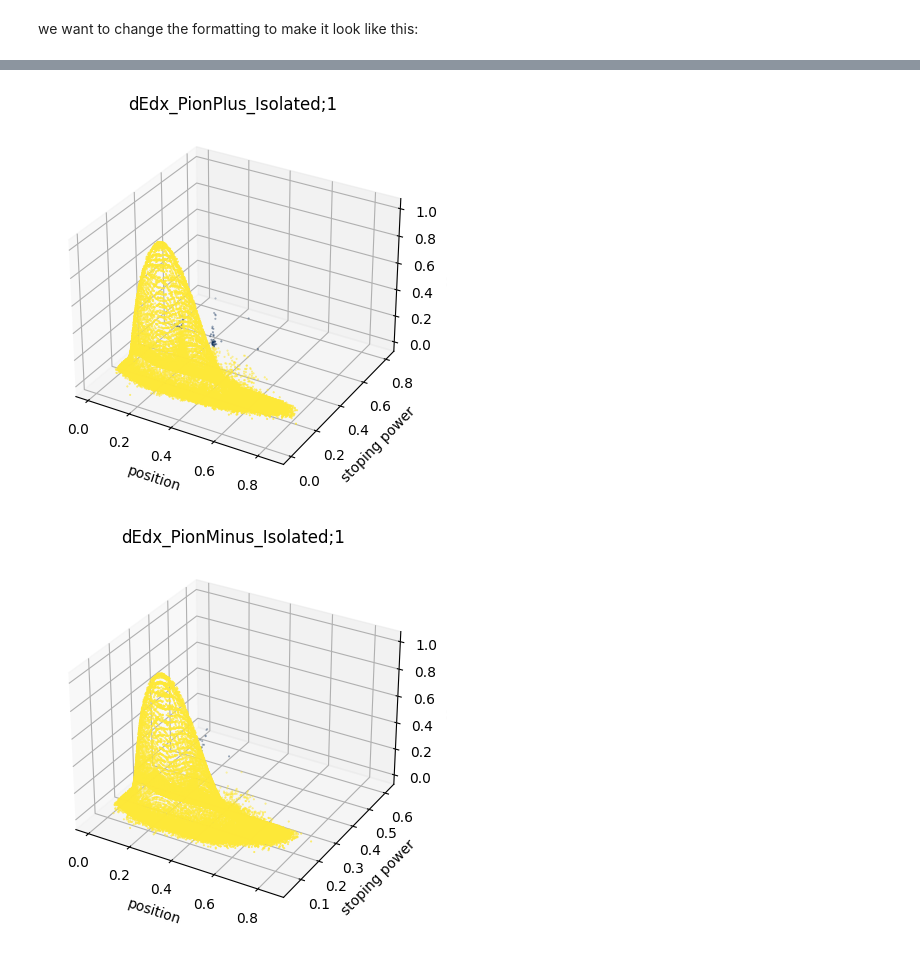
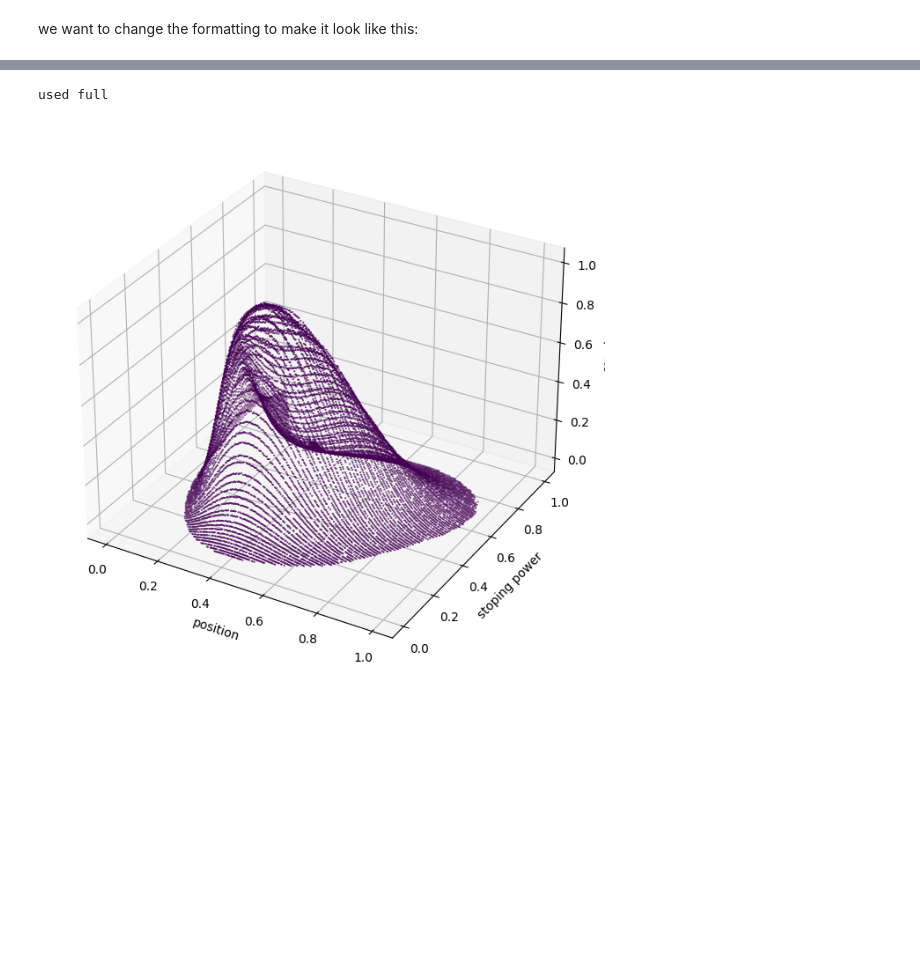
Before and after one commit to DaveStutler/G9, a Jupyter notebook: TEAM_FRIENDSHIP_PARTICLES_WOOOOO.ipynb, the cells around one changed output, grey strips where cells are left out. Cells and saved outputs as stored; diff of their text form; code cells hidden in the pictures; blank space fills up the shorter version.

```diff
--- a/TEAM_FRIENDSHIP_PARTICLES_WOOOOO.ipynb
+++ b/TEAM_FRIENDSHIP_PARTICLES_WOOOOO.ipynb
@@ -56 +26,4 @@ import matplotlib.pyplot as plt
+# %%
+# get our (partially) preprocessed data
+holygrail = pd.read_csv('/content/holygrail.csv')
 # %%
@@ -963,0 +683,12 @@ linear_features = dimensional_reducer(linear)
+# %%
+predictions_leaky = pd.DataFrame(data=predictions_leaky, columns=['position', 'stopping power', 'count'])
+fig = plt.figure()
+ax = fig.add_subplot(111, projection='3d')
+ax.scatter(new_data['position'], new_data['stopping power'], new_data['count'], c='red', s = .1, alpha = .2)
+ax.scatter(predictions_leaky['position'], predictions_leaky['stopping power'], predictions_leaky['count'], s = .1, c='blue')
+ax.set_xlabel('position')
+ax.set_ylabel('stopping power')
+ax.set_zlabel('count')
+
+plt.show()
+# looks pretty good! Our little sample is hugging the population data pretty tightly
@@ -963,0 +742,4 @@ linear_features = dimensional_reducer(linear)
+# %%
+# now we will use dbscan clustering to see if our data will be clustered with the original or labeled as an anomiliy
+new_data1 = new_data.sample(n=2000, random_state=12) # make it smaller so we can run clustering without it running out of gpus
+stacked_df = pd.concat([new_data, predictions_leaky], axis=0, ignore_index=True)
@@ -964,38 +763,36 @@ linear_features = dimensional_reducer(linear)
 # %%
+# DBSCAN clustering to see if the points we added will be detected as anomolies
+
 from sklearn.cluster import DBSCAN
-from sklearn.datasets import make_moons
-import matplotlib.pyplot as plt
 
-# for circular data
-sample_size = 30000
-counter = 0
+feature = stacked_df
+sample_size = 50000
 graphs = []
-my_labs = []
-for feature in circle_features:
-  if feature.shape[0] <= 30000:
-    samp_circle = feature
-  else:
-    samp_circle = feature.sample(n=sample_size, random_state=42)
-    feature_array = samp_circle.values
 
-  dbscan = DBSCAN(eps=0.1, min_samples=400)
-  dbscan.fit(feature_array)
-  labels = dbscan.labels_
 
-  fig = plt.figure()
-  ax = fig.add_subplot(111, projection='3d')
-  ax.scatter(feature_array[:, 0], feature_array[:, 1], feature_array[:, 2], c=labels, cmap='cividis', s=0.2)
+if feature.shape[0] <= sample_size :
+  print('used full')
+  samp_circle = feature
+else:
+  samp_circle = feature.sample(n=sample_size, random_state=42)
+feature_array = samp_circle.values
 
-  my_labs.append(labels)
-  ax.set_xlabel("position")
-  ax.set_ylabel("stoping power")
-  ax.set_zlabel("count")
-  ax.set_title(features[counter])
-  counter += 1
+dbscan = DBSCAN(eps=0.2, min_samples=20)
+dbscan.fit(feature_array)
+labels = dbscan.labels_
 
-  graphs.append(fig)
+fig = plt.figure(figsize=(12, 8))
+ax = fig.add_subplot(111, projection='3d')
+ax.scatter(feature_array[:, 0], feature_array[:, 1], feature_array[:, 2], c=labels, cmap='viridis', s=0.2)
+
+
+ax.set_xlabel("position")
+ax.set_ylabel("stoping power")
+ax.set_zlabel("count")
+
+graphs.append(fig)
 for graph in graphs:
   plt.show()
 # %% [output]
+used full
-[figure, old version]
+[figure, new version]
-[figure, removed]
```
Also changed, not shown: parts of 88 cells of this notebook.
